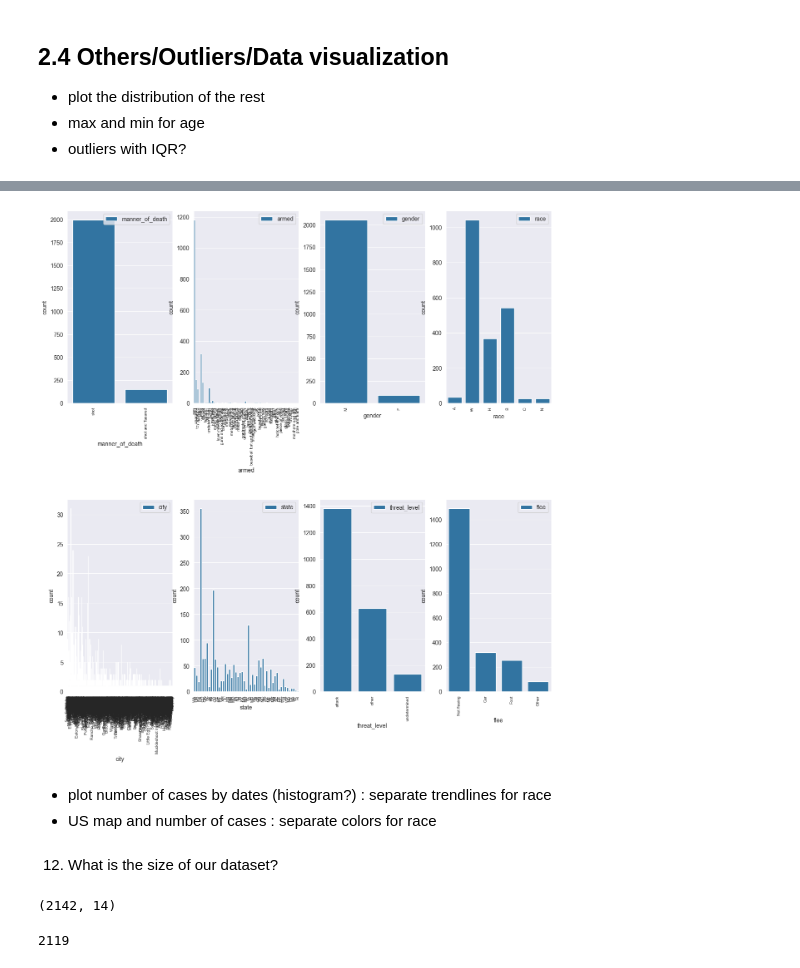
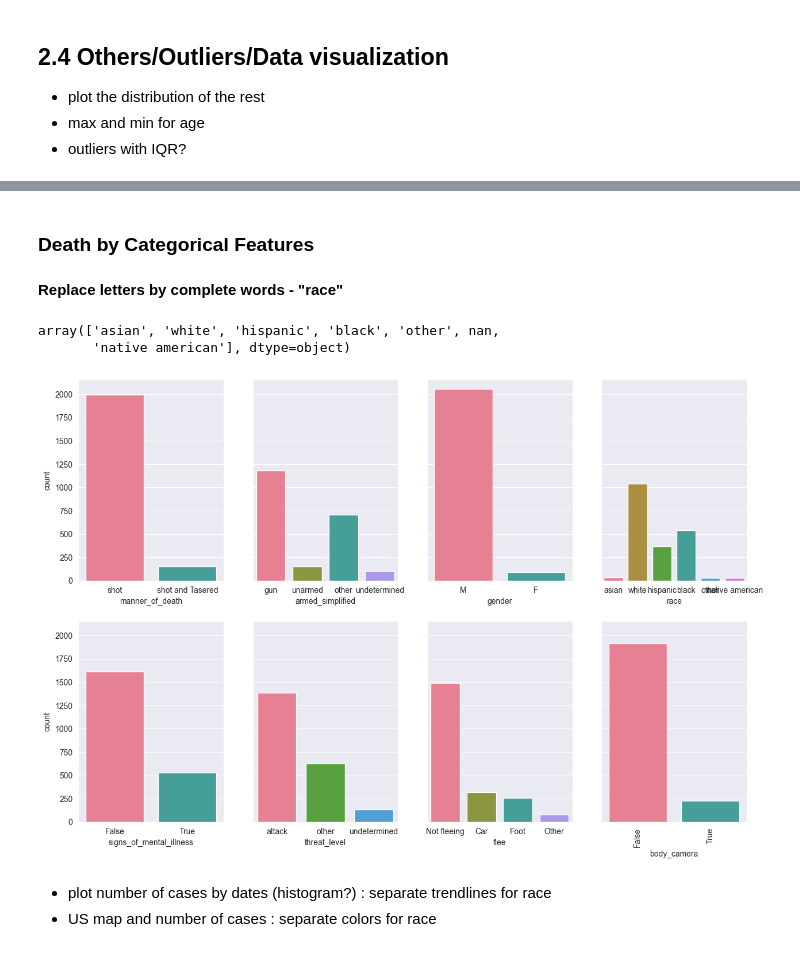
Before and after one commit to CelineChiLamNg/fatal_police_shootings, a Jupyter notebook: FatalPoliceShootings.ipynb, the cells around one changed output, grey strips where cells are left out. Cells and saved outputs as stored; diff of their text form; code cells hidden in the pictures.

Commit message:
outliers visualizations

```diff
--- a/FatalPoliceShootings.ipynb
+++ b/FatalPoliceShootings.ipynb
@@ -470,6 +444,6 @@ print(db_2.armed.unique())
 # %%
 numeric = ["date", "age"]
-boolean = ["signs_of_mental_illness", "body_camera"]
-categorical = ["manner_of_death", "armed", "gender", "race", "threat_level",
-               "flee"]
+categorical = ["manner_of_death", "armed_simplified", "gender", "race",
+               "signs_of_mental_illness", "threat_level", "flee",
+               "body_camera"]
 map = ["city", "state"]
@@ -475,0 +465,12 @@ map = ["city", "state"]
+# %%
+db_replaced["month_year"] = db_replaced["date"].dt.to_period("M")
+
+deaths_month = db_replaced["month_year"].value_counts()
+most_deaths_month = deaths_month.idxmax()
+most_deaths = deaths_month[most_deaths_month]
+
+least_deaths_month = deaths_month.idxmin()
+least_deaths = deaths_month[least_deaths_month]
+
+print(f"Most deaths\n{most_deaths_month}: {most_deaths}")
+print(f"Least deaths\n{least_deaths_month}: {least_deaths}")
@@ -476,24 +592,36 @@ map = ["city", "state"]
+# %% [markdown]
+### Death by Categorical Features
+# %% [markdown]
+**Replace letters by complete words - "race"**
+# %%
+race_mapping = {
+    "W": "white",
+    "B": "black",
+    "A": "asian",
+    "H": "hispanic",
+    "N": "native american",
+    "O": "other"
+}
+# %%
+db_replaced.race = db_replaced.race.replace(race_mapping)
+db_replaced.race.unique()
+# %% [output]
+array(['asian', 'white', 'hispanic', 'black', 'other', nan,
+       'native american'], dtype=object)
 # %%
-fig = plt.figure( figsize=(15, 15))
+fig, axs = plt.subplots(figsize=(15, 10), nrows=2, ncols=4, sharey=True)
+flat_axes = axs.flatten()
 
-for i, feature in enumerate(categorical, 1):
-    ax = fig.add_subplot(2, 4, i)
-    sns.countplot(data=db_replaced, x=feature, label=feature)
-    plt.xticks(rotation=90, fontsize=7)
+for i, feature in enumerate(categorical):
+     n_colors = db_replaced[feature].nunique()
+     sns.countplot(data=db_replaced, x=feature, hue=feature, ax=flat_axes[i],
+                  palette=sns.husl_palette(n_colors), legend=False)
+     plt.xticks(rotation=90)
+     plt.xlabel(feature)
 
-plt.subplots_adjust(hspace=0.5)
+plt.subplots_adjust(hspace=0.2)
 # %% [output]
-[figure, old version]
+[figure, new version]
 # %% [markdown]
 - plot number of cases by dates (histogram?) : separate trendlines for race
 - US map and number of cases : separate colors for race
-# %% [markdown]
-12. What is the size of our dataset?
-# %%
-db.shape
-# %% [output]
-(2142, 14)
-# %%
-len(db.name.unique())
-# %% [output]
-2119
```
Also changed, not shown: parts of 23 cells of this notebook.
